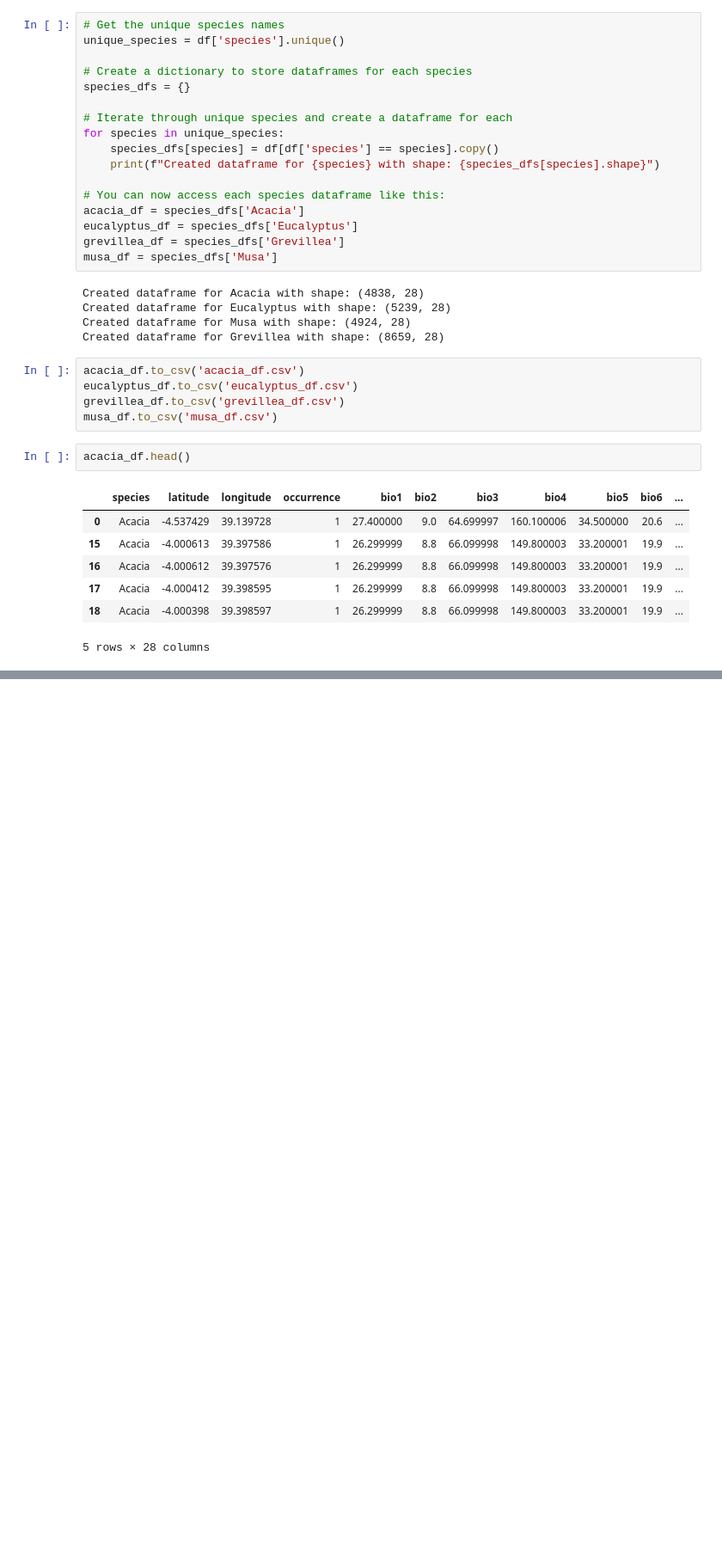
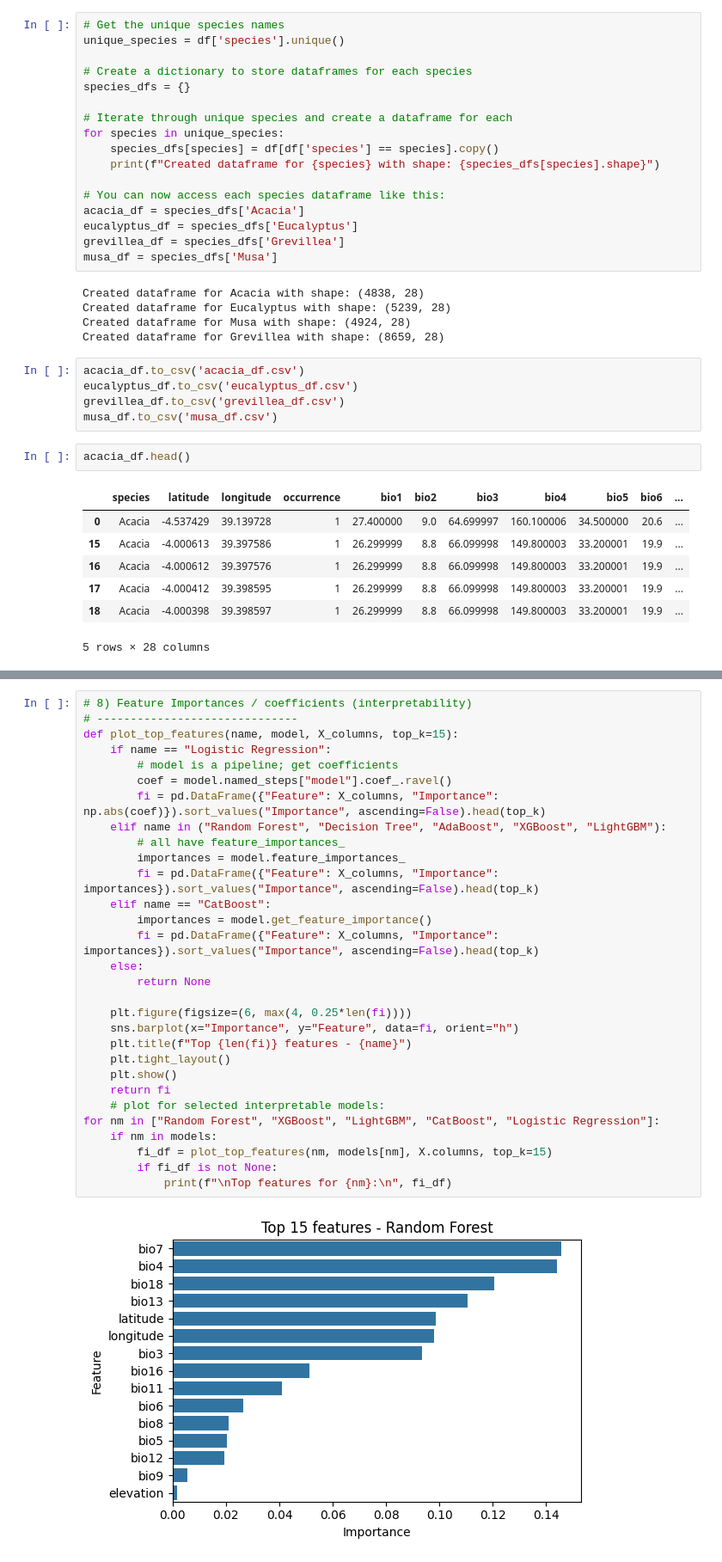
Before and after one commit to irungus/Dessertation, a Jupyter notebook: Final Desertatation Work.ipynb, the cells around one changed output, grey strips where cells are left out. Shown at 86% size. Saved outputs shown, nothing was run; the diff lists cells and outputs as text; blank space fills up the shorter version.

```diff
--- a/Final Desertatation Work.ipynb
+++ b/Final Desertatation Work.ipynb
@@ -159,0 +425,32 @@ acacia_df.head()
+# %%
+# 8) Feature Importances / coefficients (interpretability)
+# ------------------------------
+def plot_top_features(name, model, X_columns, top_k=15):
+    if name == "Logistic Regression":
+        # model is a pipeline; get coefficients
+        coef = model.named_steps["model"].coef_.ravel()
+        fi = pd.DataFrame({"Feature": X_columns, "Importance": np.abs(coef)}).sort_values("Importance", ascending=False).head(top_k)
+    elif name in ("Random Forest", "Decision Tree", "AdaBoost", "XGBoost", "LightGBM"):
+        # all have feature_importances_
+        importances = model.feature_importances_
+        fi = pd.DataFrame({"Feature": X_columns, "Importance": importances}).sort_values("Importance", ascending=False).head(top_k)
+    elif name == "CatBoost":
+        importances = model.get_feature_importance()
+        fi = pd.DataFrame({"Feature": X_columns, "Importance": importances}).sort_values("Importance", ascending=False).head(top_k)
+    else:
+        return None
+
+    plt.figure(figsize=(6, max(4, 0.25*len(fi))))
+    sns.barplot(x="Importance", y="Feature", data=fi, orient="h")
+    plt.title(f"Top {len(fi)} features - {name}")
+    plt.tight_layout()
+    plt.show()
+    return fi
+    # plot for selected interpretable models:
+for nm in ["Random Forest", "XGBoost", "LightGBM", "CatBoost", "Logistic Regression"]:
+    if nm in models:
+        fi_df = plot_top_features(nm, models[nm], X.columns, top_k=15)
+        if fi_df is not None:
+            print(f"\nTop features for {nm}:\n", fi_df)
+# %% [output]
+[figure, added]
```
Also changed, not shown: parts of 18 cells of this notebook.
